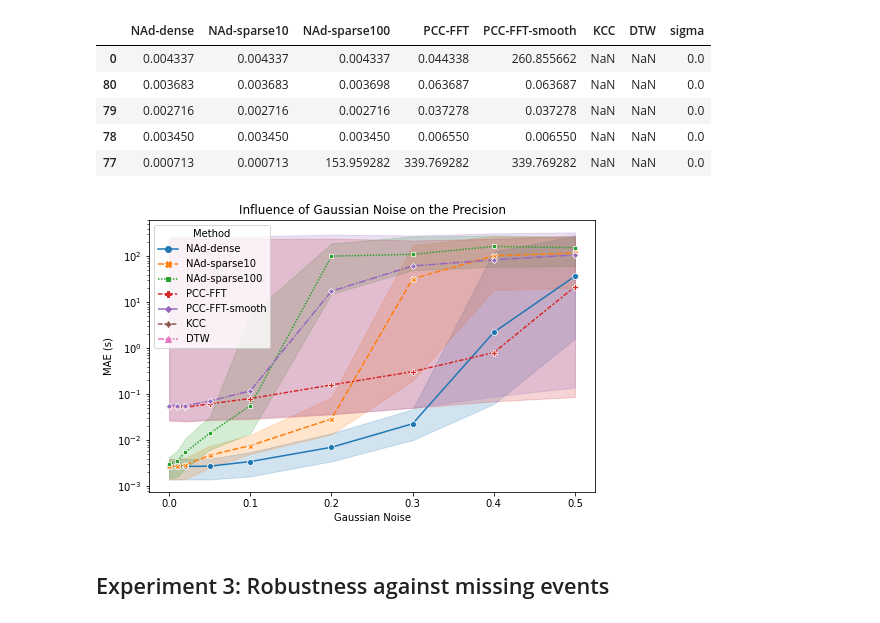
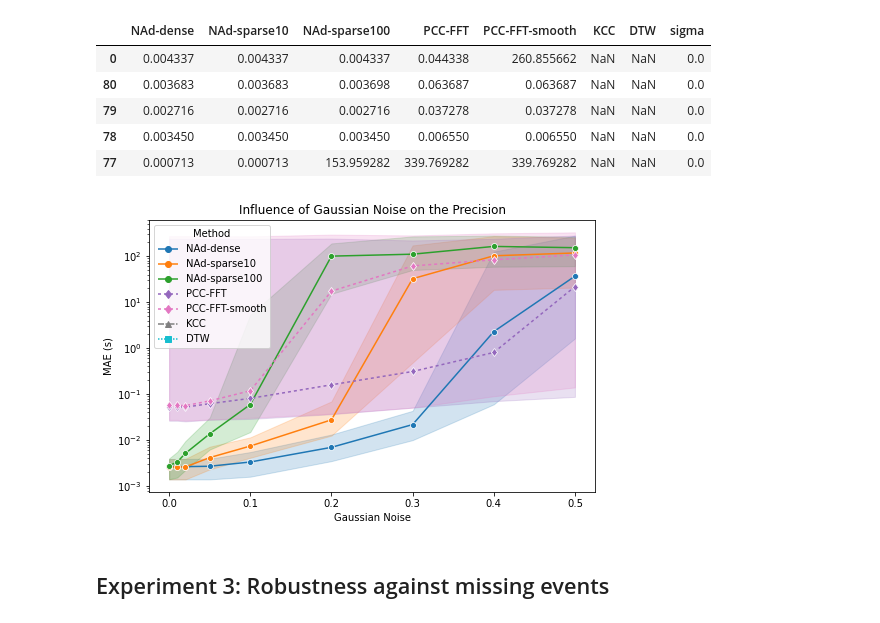
Before and after one commit to iot-salzburg/nearest-advocate, a Jupyter notebook: experiments/method_comparision_semisimulated.ipynb, the cells around one changed output. Saved outputs shown, nothing was run; the diff lists cells and outputs as text; code cells hidden in the pictures.

Commit message:
global color and style scheme

```diff
--- a/experiments/method_comparision_semisimulated.ipynb
+++ b/experiments/method_comparision_semisimulated.ipynb
@@ -398,6 +246,35 @@ arr_ref = np.cumsum(np.random.normal(loc=1, scale=0.25, size=600))
 arr_sig = modify_timeseries(arr=arr_ref, offset=np.pi, sigma=0.1, fraction=0.99)
 # %% [markdown]
 ## Define Methods
+# %%
+# Colorscheme for all methods, TODO add new methods here
+custom_blues = sns.color_palette("Blues", 5)
+custom_reds = sns.color_palette("OrRd", 4)
+custom_greens = sns.color_palette("Greens", 4)
+custom_purp = sns.color_palette("BuPu", 4)
+
+colorscheme = {
+ 'NAd-dense': {'c': custom_blues[-1], 'p': 'o', 'l': '-'},
+ 'NAd-sparse10': {'c': custom_blues[-2], 'p': 'o', 'l': '-'},
+ 'NAd-sparse100': {'c': custom_blues[-3], 'p': 'o', 'l': '-'},
+ 'NAd-opt_sparse': {'c': custom_blues[-4], 'p': 'o', 'l': '-'},
+ 'PCC-FFT': {'c': custom_reds[-1], 'p': 'x', 'l': '--'},
+ 'PCC-DFT': {'c': custom_reds[-2], 'p': 'x', 'l': '--'},
+ 'PCC-FFT-smooth': {'c': custom_reds[-3], 'p': 'x', 'l': '--'},
+ 'KCC': {'c': custom_greens[-1], 'p': '^', 'l': '.-'},
+ 'DTW': {'c': custom_purp[-1], 'p': 's', 'l': '..'}
+}
+colorscheme = {
+ 'NAd-dense': {'c': 'C0', 'p': 'o', 'l': (1,0)},
+ 'NAd-sparse10': {'c': 'C1', 'p': 'o', 'l': (1,0)},
+ 'NAd-sparse100': {'c': 'C2', 'p': 'o', 'l': (1,0)},
+ 'NAd-opt_sparse': {'c': 'C3', 'p': 'o', 'l': (1,0)},
+ 'PCC-FFT': {'c': 'C4', 'p': 'd', 'l': (2,2)},
+ 'PCC-DFT': {'c': 'C5', 'p': 'd', 'l': (2,2)},
+ 'PCC-FFT-smooth': {'c': 'C6', 'p': 'd', 'l': (2,2)},
+ 'KCC': {'c': 'C7', 'p': '^', 'l': (4,1,1,1)},
+ 'DTW': {'c': 'C9', 'p': 's', 'l': (1,1,1,1)}  # dotted
+}
 # %%
 import numpy as np
 from numba import njit
@@ -488,7 +365,7 @@ def nearest_advocate_single(arr_ref: np.ndarray, arr_sig: np.ndarray,
 
 @njit(parallel=False)
 def nearest_advocate(arr_ref: np.ndarray, arr_sig: np.ndarray,
-                     td_min: float, td_max: float, td_prox: float=1.0, sps: float=10, sparse_factor: int=1,
+                     td_min: float, td_max: float, td_prox: float=2.0, sps: float=10, sparse_factor: int=1,
                      dist_max: float=0.0, regulate_paddings: bool=True, dist_padding: float=0.0):
     '''Calculates the synchronicity of two arrays of timestamps for a search space between td_min and td_max with a precision of 1/sps. The synchronicity is given by the mean of all minimal distances between each event in arr_sig and it's nearest advocate in arr_ref.
     arr_ref (np.array): Reference array or timestamps assumed to be correct
@@ -964,23 +848,26 @@ df_precision.head(5)
 # %%
 fig, axes = plt.subplots(1,1, figsize=(8, 5))
 
 # melt the DataFrame
 df_precision_melted = pd.melt(df_precision, id_vars="sigma", var_name="Method",
                               value_vars=METHODS, value_name="precision")
 precision_plot = sns.lineplot(data=df_precision_melted,
                               x="sigma", y="precision",
-                              hue="Method", style="Method", markers=True,
+                              hue="Method", style="Method",
+                              markers={m: colorscheme[m]["p"] for m in METHODS},
+                              dashes={m: colorscheme[m]["l"] for m in METHODS},
+                              palette={m: colorscheme[m]["c"] for m in METHODS},
                               estimator=np.median, errorbar=lambda x: (np.quantile(x, 0.25), np.quantile(x, 0.75)))
 plt.title("Influence of Gaussian Noise on the Precision")
 plt.xlabel("Gaussian Noise")
 plt.ylabel("MAE (s)")
 # plt.ylim((0.02, 50))
 precision_plot.set(yscale='log')
 # precision_plot.set(xscale='log')
 plt.savefig("fig/semisimulated_precision_noise.png")
 plt.show()
 # %% [output]
-[figure, old version]
+[figure, new version]
 # %% [markdown]
 ## Experiment 3: Robustness against missing events
 # %%
```
Also changed, not shown: parts of 12 cells of this notebook.
